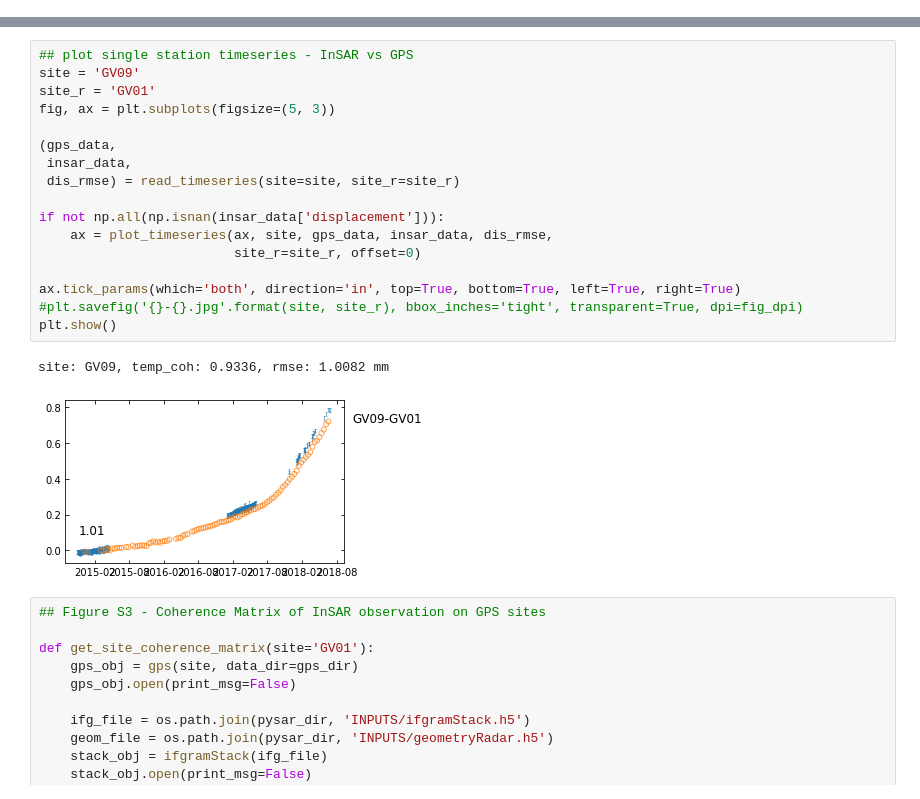
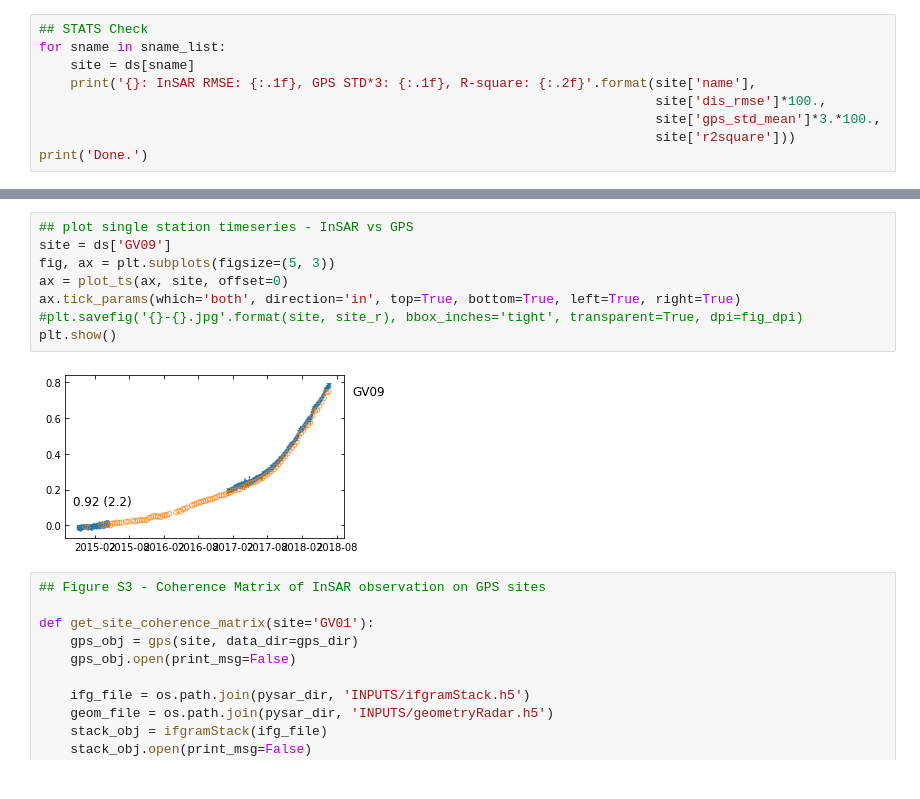
Before and after one commit to geodesymiami/Yunjun_et_al-2019-MintPy, a Jupyter notebook: Fig_06_InSAR_vs_GPS_SierraNegra.ipynb, the cells around one changed output, grey strips where cells are left out. Drawn from its saved outputs; the diff is of its cells as text.

```diff
--- a/Fig_06_InSAR_vs_GPS_SierraNegra.ipynb
+++ b/Fig_06_InSAR_vs_GPS_SierraNegra.ipynb
@@ -214,0 +192,9 @@ Done.
+# %%
+## STATS Check
+for sname in sname_list:
+    site = ds[sname]
+    print('{}: InSAR RMSE: {:.1f}, GPS STD*3: {:.1f}, R-square: {:.2f}'.format(site['name'],
+                                                                               site['dis_rmse']*100.,
+                                                                               site['gps_std_mean']*3.*100.,
+                                                                               site['r2square']))
+print('Done.')
@@ -257,23 +289,13 @@ view.py /Users/yunjunz/insarlab/Galapagos/GalapagosSenDT128/PYSAR/GEOCODE/geo_ti
 # %%
 ## plot single station timeseries - InSAR vs GPS
-site = 'GV09'
-site_r = 'GV01'
+site = ds['GV09']
 fig, ax = plt.subplots(figsize=(5, 3))
-
-(gps_data,
- insar_data,
- dis_rmse) = read_timeseries(site=site, site_r=site_r)
-
-if not np.all(np.isnan(insar_data['displacement'])):
-    ax = plot_timeseries(ax, site, gps_data, insar_data, dis_rmse,
-                         site_r=site_r, offset=0)
-
+ax = plot_ts(ax, site, offset=0)
 ax.tick_params(which='both', direction='in', top=True, bottom=True, left=True, right=True)
 #plt.savefig('{}-{}.jpg'.format(site, site_r), bbox_inches='tight', transparent=True, dpi=fig_dpi)
 plt.show()
 # %% [output]
-site: GV09, temp_coh: 0.9336, rmse: 1.0082 mm
-[figure, old version]
+[figure, new version]
 # %%
 ## Figure S3 - Coherence Matrix of InSAR observation on GPS sites
 
```
Also changed, not shown: parts of 9 cells of this notebook, 13 other files.
